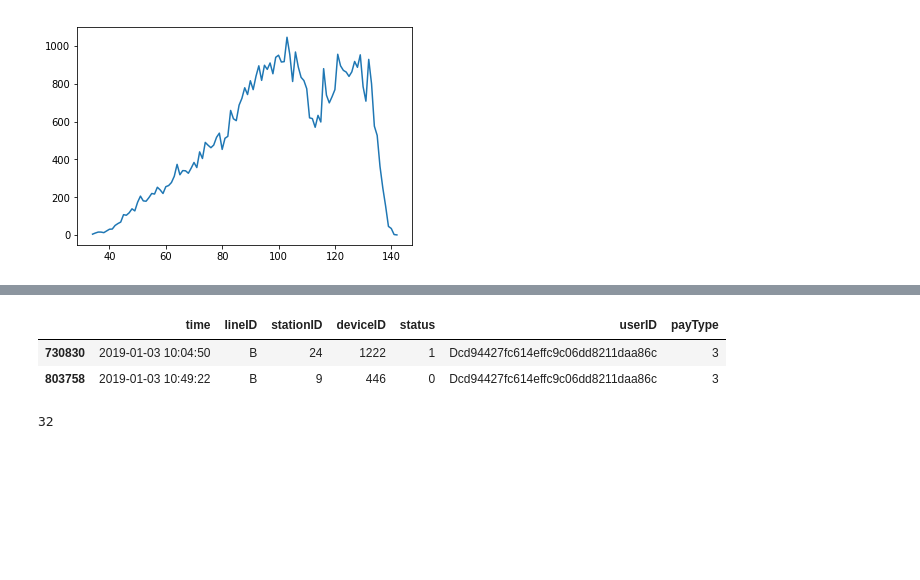
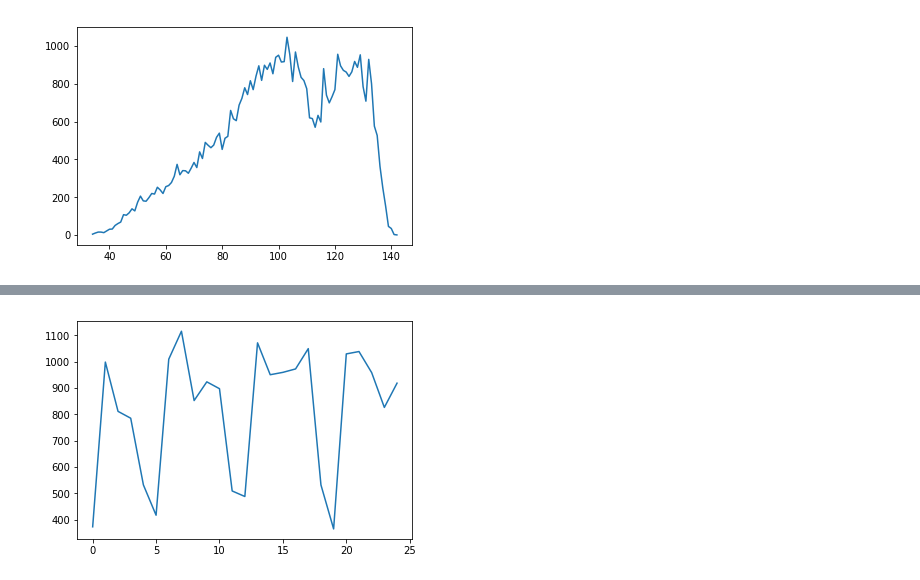
Before and after one commit to zhusleep/city_cal, a Jupyter notebook: EDA.ipynb, the cells around one changed output, grey strips where cells are left out. Cells and saved outputs as stored; diff of their text form; code cells hidden in the pictures; blank space fills up the shorter version.

```diff
--- a/EDA.ipynb
+++ b/EDA.ipynb
@@ -74,7 +81,7 @@ for i in range(0,2):
 [figure]
 [figure]
 # %%
-for i in tqdm(range(1,20)):
+for i in tqdm(range(1,26)):
     if i<10:
         s = '0'+str(i)
     else:
@@ -107,10 +114,22 @@ for i in tqdm(range(1,20)):
-# %%
-day1[day1.userID=='Dcd94427fc614effc9c06dd8211daa86c']
-# %% [output]
-|  | time | lineID | stationID | deviceID | status | userID | payType |
-| 730830 | 2019-01-03 10:04:50 | B | 24 | 1222 | 1 | Dcd94427fc614effc9c06dd8211daa86c | 3 |
-| 803758 | 2019-01-03 10:49:22 | B | 9 | 446 | 0 | Dcd94427fc614effc9c06dd8211daa86c | 3 |
-# %%
-day1[day1.stationID==8]['deviceID'].nunique()
-# %% [output]
-32
+# %%
+value = []
+for i in tqdm(range(1,26)):
+    if i<10:
+        s = '0'+str(i)
+    else:
+        s = str(i)
+    day_i = pd.read_csv('data/Metro_train/record_2019-01-%s.csv'%s)
+    sid = 9
+    day_i['time'] = pd.to_datetime(day_i.time)
+    day_i['minute_count'] = (day_i['time'].dt.minute+day_i['time'].dt.hour*60)//10
+
+    for i in range(0,1):
+        come = day_i[(day_i.stationID==sid) &(day_i.status==i)]
+        come = come[['minute_count','status']].groupby(['minute_count'],as_index=False).agg({'status':'count'})
+        value.append(come.loc[come.minute_count==50,'status'].values[0])
+# %%
+plt.figure()
+plt.plot(value)
+plt.show()
+# %% [output]
+[figure, added]
```
Also changed, not shown: parts of 3 cells of this notebook.
